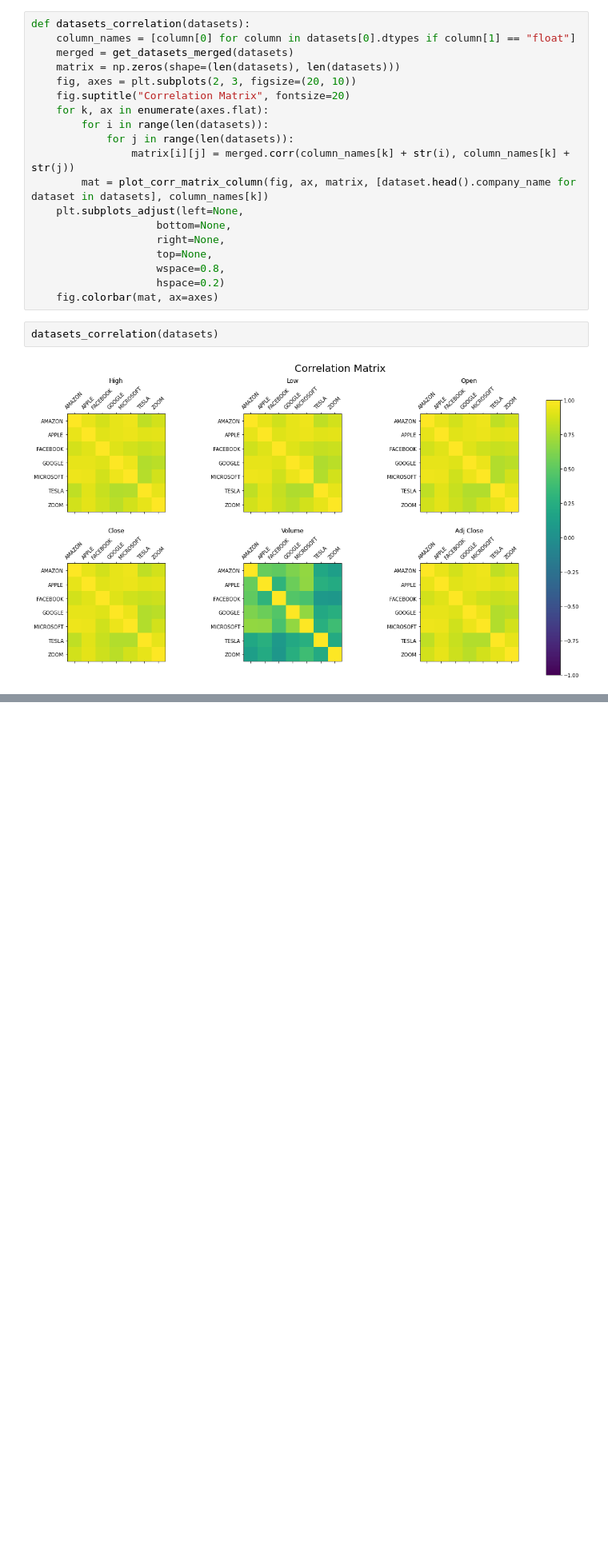
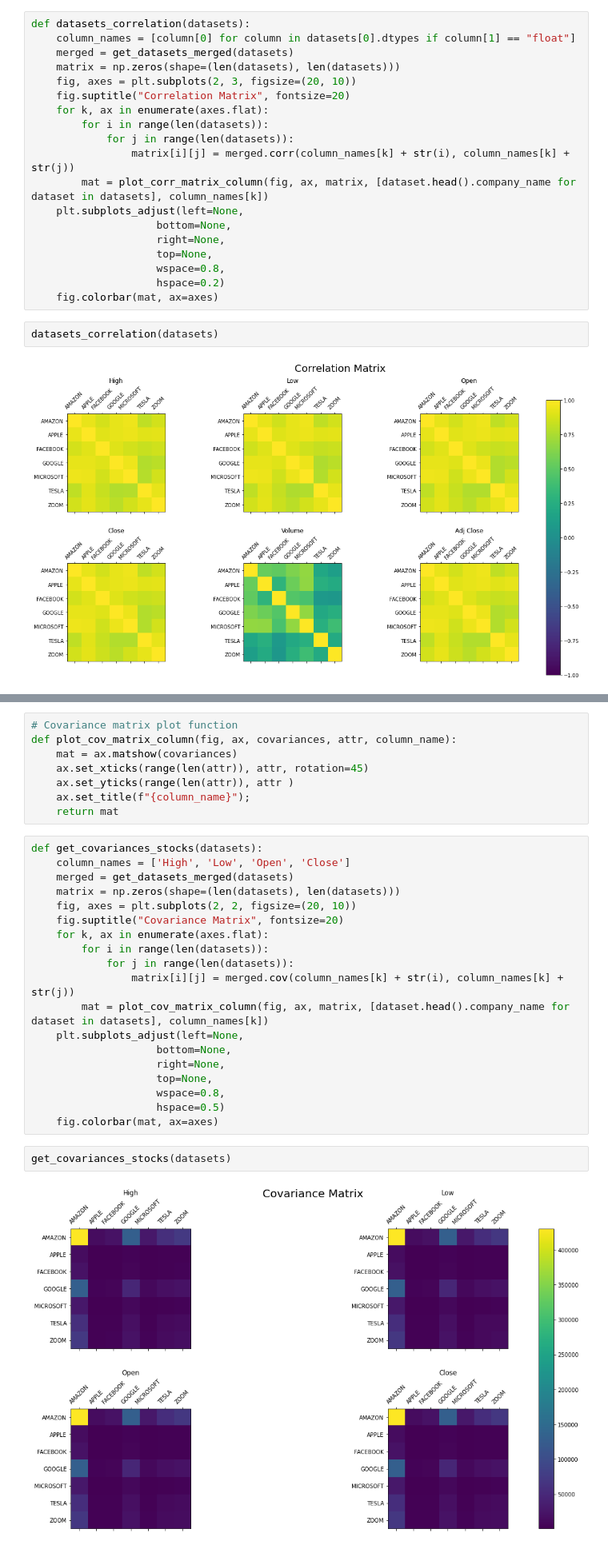
Before and after one commit to LAVS-TM/PySpark, a Jupyter notebook: project.ipynb, the cells around one changed output, grey strips where cells are left out. Shown at 80% size. Cells and saved outputs as stored; diff of their text form; blank space fills up the shorter version.

```diff
--- a/project.ipynb
+++ b/project.ipynb
@@ -471,0 +645,31 @@ AnalysisException: Cannot specify window frame for lag function
+# %%
+# Covariance matrix plot function
+def plot_cov_matrix_column(fig, ax, covariances, attr, column_name):
+    mat = ax.matshow(covariances)
+    ax.set_xticks(range(len(attr)), attr, rotation=45)
+    ax.set_yticks(range(len(attr)), attr )
+    ax.set_title(f"{column_name}");
+    return mat
+# %%
+def get_covariances_stocks(datasets):
+    column_names = ['High', 'Low', 'Open', 'Close']
+    merged = get_datasets_merged(datasets)
+    matrix = np.zeros(shape=(len(datasets), len(datasets)))
+    fig, axes = plt.subplots(2, 2, figsize=(20, 10))
+    fig.suptitle("Covariance Matrix", fontsize=20)
+    for k, ax in enumerate(axes.flat):
+        for i in range(len(datasets)):
+            for j in range(len(datasets)):
+                matrix[i][j] = merged.cov(column_names[k] + str(i), column_names[k] + str(j))
+        mat = plot_cov_matrix_column(fig, ax, matrix, [dataset.head().company_name for dataset in datasets], column_names[k])
+    plt.subplots_adjust(left=None,
+                    bottom=None,
+                    right=None,
+                    top=None,
+                    wspace=0.8,
+                    hspace=0.5)
+    fig.colorbar(mat, ax=axes)
+# %%
+get_covariances_stocks(datasets)
+# %% [output]
+[figure, added]
```
Also changed, not shown: parts of 32 cells of this notebook.
